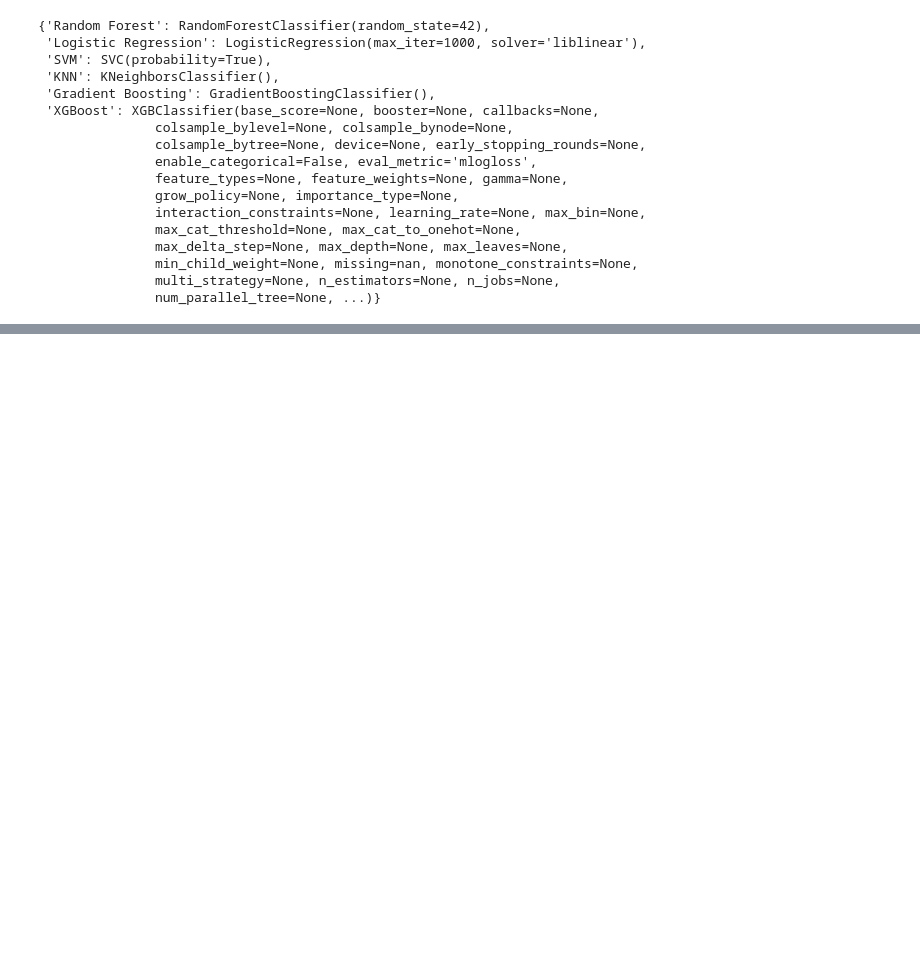
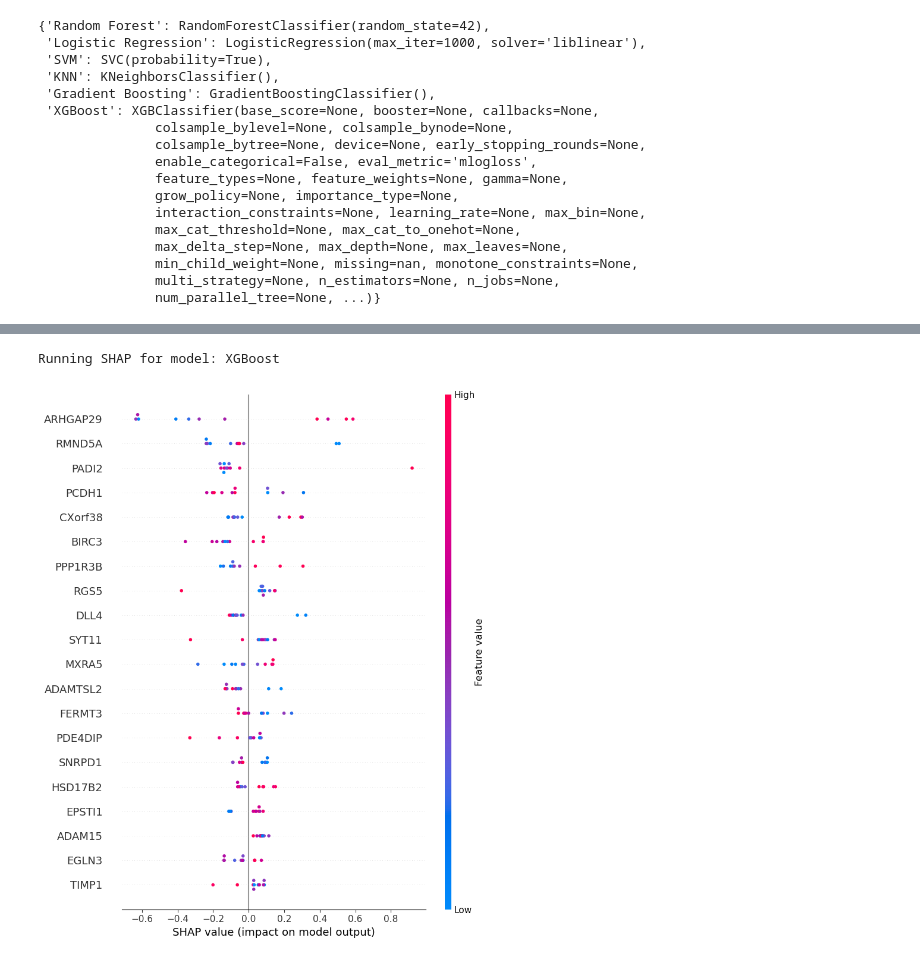
Before and after one commit to gaopeigi3/PAAD, a Jupyter notebook: hhy.ipynb, the cells around one changed output, grey strips where cells are left out. Saved outputs shown, nothing was run; the diff lists cells and outputs as text; code cells hidden in the pictures; blank space fills up the shorter version.

```diff
--- a/hhy.ipynb
+++ b/hhy.ipynb
@@ -1084,0 +1004,48 @@ trained_models
+# %%
+
+# ========= 6A. SHAP 分析骨架（优先推荐） =========
+# pip install shap  之后再启用下面代码
+try:
+    import shap
+
+    print(f"\nRunning SHAP for model: {best_model_name}")
+
+    # 只对树模型用 TreeExplainer，比 KernelExplainer 快很多
+    if best_model_name in ["Random Forest", "Gradient Boosting", "XGBoost"]:
+        explainer = shap.TreeExplainer(best_model)
+        shap_values = explainer.shap_values(X_test_for_best)
+
+        # ---- 针对错分样本 subset 的 SHAP ----
+        # 二分类：shap_values 是 (n_samples, n_features)
+        # 多分类：shap_values 是 list，长度 = n_classes
+        if n_classes == 2:
+            shap_mis = shap_values[mis_mask]
+            X_mis_array = X_test_for_best[mis_mask]
+        else:
+            # 多分类：取“预测类别”的 SHAP
+            shap_all = []
+            for i, cls in enumerate(y_test_pred_best):
+                shap_all.append(shap_values[cls][i])
+            shap_all = np.array(shap_all)
+            shap_mis = shap_all[mis_mask]
+            X_mis_array = X_test_for_best[mis_mask]
+
+        # 汇总图：看哪几个基因在错分样本中贡献大
+        shap.summary_plot(
+            shap_mis,
+            X_mis_array,
+            feature_names=X.columns,
+            show=False  # 在 notebook 里可以去掉
+        )
+
+        # 你也可以对单个错分病人画 force_plot / bar_plot
+        # shap.force_plot(explainer.expected_value, shap_mis[0, :], X_mis_array[0, :])
+
+    else:
+        print("Best model is not tree-based; SHAP 也可以做，但建议用 KernelExplainer（会比较慢）。")
+
+except ImportError:
+    print("shap is not installed. Run `pip install shap` if you want SHAP analysis.")
+# %% [output]
+Running SHAP for model: XGBoost
+[figure, added]
```
Also changed, not shown: parts of 33 cells of this notebook.
